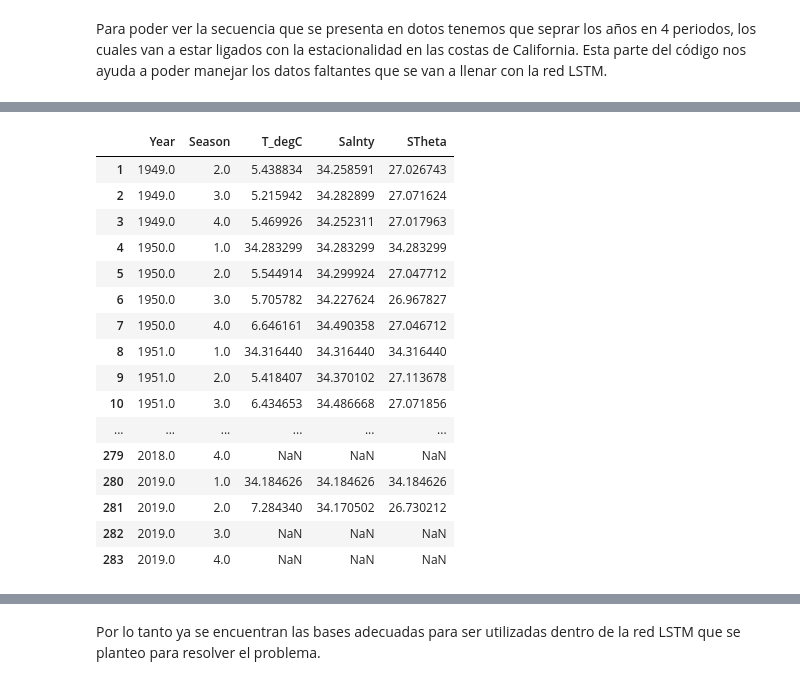
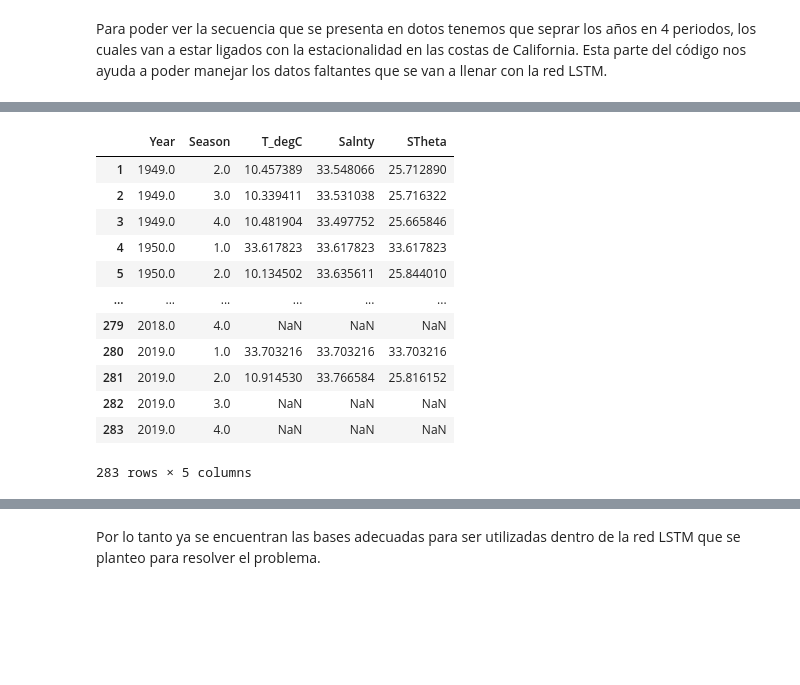
Before and after one commit to Lmdela/Trabajo-de-Mineria-de-Datos, a Jupyter notebook: Adecuación_de_la_base_de_datos.ipynb, the cells around one changed output, grey strips where cells are left out. Cells and saved outputs as stored; diff of their text form; code cells hidden in the pictures; blank space fills up the shorter version.

```diff
--- a/Adecuación_de_la_base_de_datos.ipynb
+++ b/Adecuación_de_la_base_de_datos.ipynb
@@ -259,20 +220,17 @@ middata
-# %%
-highdata
-# %% [output]
-|  | Year | Season | T_degC | Salnty | STheta |
-| 1 | 1949.0 | 2.0 | 5.438834 | 34.258591 | 27.026743 |
-| 2 | 1949.0 | 3.0 | 5.215942 | 34.282899 | 27.071624 |
-| 3 | 1949.0 | 4.0 | 5.469926 | 34.252311 | 27.017963 |
-| 4 | 1950.0 | 1.0 | 34.283299 | 34.283299 | 34.283299 |
-| 5 | 1950.0 | 2.0 | 5.544914 | 34.299924 | 27.047712 |
-| 6 | 1950.0 | 3.0 | 5.705782 | 34.227624 | 26.967827 |
-| 7 | 1950.0 | 4.0 | 6.646161 | 34.490358 | 27.046712 |
-| 8 | 1951.0 | 1.0 | 34.316440 | 34.316440 | 34.316440 |
-| 9 | 1951.0 | 2.0 | 5.418407 | 34.370102 | 27.113678 |
-| 10 | 1951.0 | 3.0 | 6.434653 | 34.486668 | 27.071856 |
-| ... | ... | ... | ... | ... | ... |
-| 279 | 2018.0 | 4.0 | NaN | NaN | NaN |
-| 280 | 2019.0 | 1.0 | 34.184626 | 34.184626 | 34.184626 |
-| 281 | 2019.0 | 2.0 | 7.284340 | 34.170502 | 26.730212 |
-| 282 | 2019.0 | 3.0 | NaN | NaN | NaN |
-| 283 | 2019.0 | 4.0 | NaN | NaN | NaN |
+# %%
+pd.set_option('display.max_rows', 10)
+middata
+# %% [output]
+|  | Year | Season | T_degC | Salnty | STheta |
+| 1 | 1949.0 | 2.0 | 10.457389 | 33.548066 | 25.712890 |
+| 2 | 1949.0 | 3.0 | 10.339411 | 33.531038 | 25.716322 |
+| 3 | 1949.0 | 4.0 | 10.481904 | 33.497752 | 25.665846 |
+| 4 | 1950.0 | 1.0 | 33.617823 | 33.617823 | 33.617823 |
+| 5 | 1950.0 | 2.0 | 10.134502 | 33.635611 | 25.844010 |
+| ... | ... | ... | ... | ... | ... |
+| 279 | 2018.0 | 4.0 | NaN | NaN | NaN |
+| 280 | 2019.0 | 1.0 | 33.703216 | 33.703216 | 33.703216 |
+| 281 | 2019.0 | 2.0 | 10.914530 | 33.766584 | 25.816152 |
+| 282 | 2019.0 | 3.0 | NaN | NaN | NaN |
+| 283 | 2019.0 | 4.0 | NaN | NaN | NaN |
+283 rows × 5 columns
```
Also changed, not shown: parts of 10 cells of this notebook.
